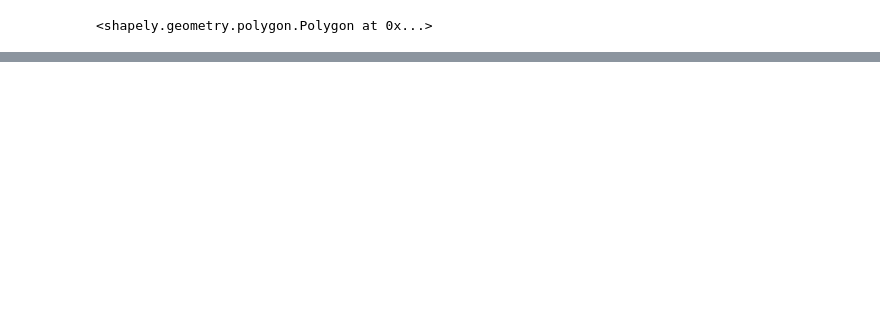
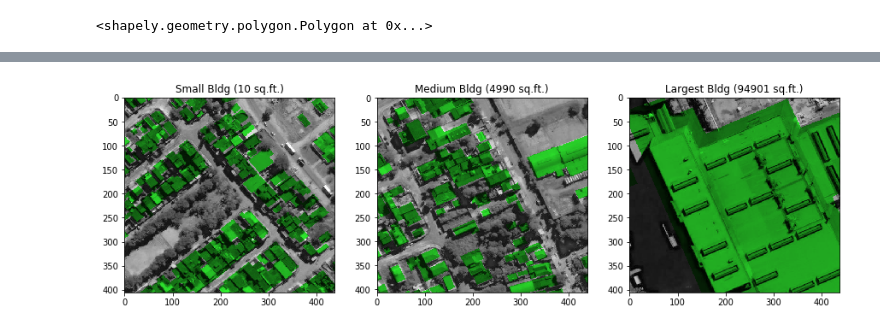
Before and after one commit to rcdilorenzo/abfs, a Jupyter notebook: EDA.ipynb, the cells around one changed output, grey strips where cells are left out. Saved outputs shown, nothing was run; the diff lists cells and outputs as text; code cells hidden in the pictures; blank space fills up the shorter version.

```diff
--- a/EDA.ipynb
+++ b/EDA.ipynb
@@ -42,0 +99,30 @@ plt.show()
+# %%
+sq_ft_column = data.df.sq_ft
+
+sorted_sq_ft = (data
+                .df[sq_ft_column > 0]
+                .sort_values('sq_ft', ascending=False))
+medium = (data
+          .df[(sq_ft_column > 100) & (sq_ft_column <= 5000)]
+          .sort_values('sq_ft', ascending=False))
+
+plt.figure(figsize=(15, 6))
+
+small_row = sorted_sq_ft[sorted_sq_ft.sq_ft >= 10].iloc[-1]
+
+plt.subplot(1, 3, 1)
+plt.imshow(data.mask_overlay_for(small_row.at['ImageId']))
+plt.title(f'Small Bldg ({int(small_row.sq_ft)} sq.ft.)')
+
+plt.subplot(1, 3, 2)
+plt.imshow(data.mask_overlay_for(medium.ImageId.iloc[0]))
+plt.title(f'Medium Bldg ({int(medium.iloc[0].sq_ft)} sq.ft.)')
+
+plt.subplot(1, 3, 3)
+plt.imshow(data.mask_overlay_for(sorted_sq_ft.ImageId.iloc[0]))
+plt.title(f'Largest Bldg ({int(sorted_sq_ft.iloc[0].sq_ft)} sq.ft.)')
+
+
+plt.show()
+# %% [output]
+[figure, added]
```
Also changed, not shown: parts of 7 cells of this notebook, 11 other files.
